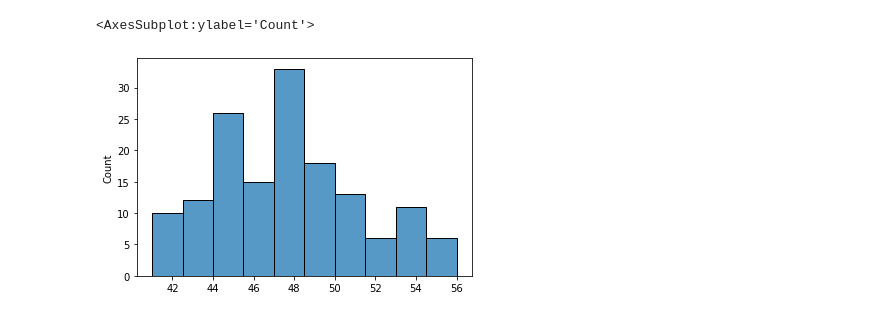
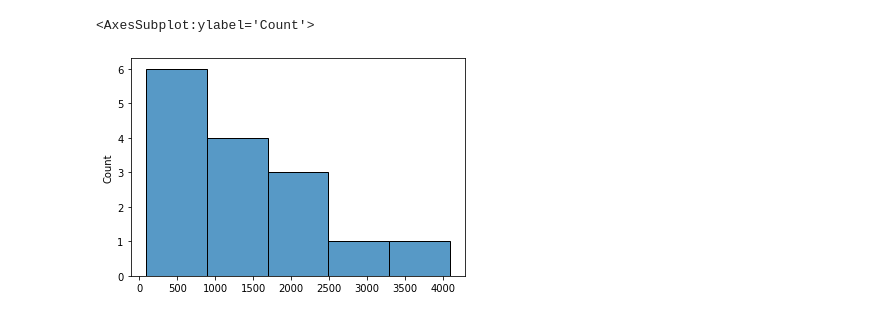
Before and after one commit to Caesar-blip/ABM, a Jupyter notebook: tests.ipynb, the cells around one changed output. Drawn from its saved outputs; the diff is of its cells as text; code cells hidden in the pictures.

```diff
--- a/tests.ipynb
+++ b/tests.ipynb
@@ -10,7 +10,7 @@ import tqdm as tqdm
 begintime = time.time()
 
 model = HousingMarket()
-model.run_model(1000)
+model.run_model(100)
 data = model.datacollector.get_agent_vars_dataframe()
 
 print(time.time() - begintime)
@@ -19,11 +36,36 @@ print(time.time() - begintime)
-# %%
-ages = []
-
-for k in range(len(data["Age"][1])):
-
-    ages.append(data["Age"].iloc[k])
+# %%
+age25 = []
+age35 = []
+age45 = []
+age55 = []
+age65 = []
+age75 = []
+age76 = []
+
+for k in range(len(data["Income"][1])):
+
+    if data['Age'].iloc[k] < 25:
+        age25.append(data['Income'].iloc[k])
+
+    if data['Age'].iloc[k] > 25 and data['Age'].iloc[k] < 35:
+        age35.append(data['Income'].iloc[k])
+
+    if data['Age'].iloc[k] > 35 and data['Age'].iloc[k] < 45:
+        age45.append(data['Income'].iloc[k])
+
+    if data['Age'].iloc[k] > 45 and data['Age'].iloc[k] < 55:
+        age55.append(data['Income'].iloc[k])
+
+    if data['Age'].iloc[k] > 55 and data['Age'].iloc[k] < 65:
+        age65.append(data['Income'].iloc[k])
+
+    if data['Age'].iloc[k] > 65 and data['Age'].iloc[k] < 75:
+        age75.append(data['Income'].iloc[k])
+
+    if data['Age'].iloc[k] > 75:
+        age76.append(data['Income'].iloc[k])
 # %%
-sns.histplot(ages)
+sns.histplot(age25)
 # %% [output]
 <AxesSubplot:ylabel='Count'>
-[figure, old version]
+[figure, new version]
```
Also changed, not shown: parts of 10 cells of this notebook, 2 other files.
